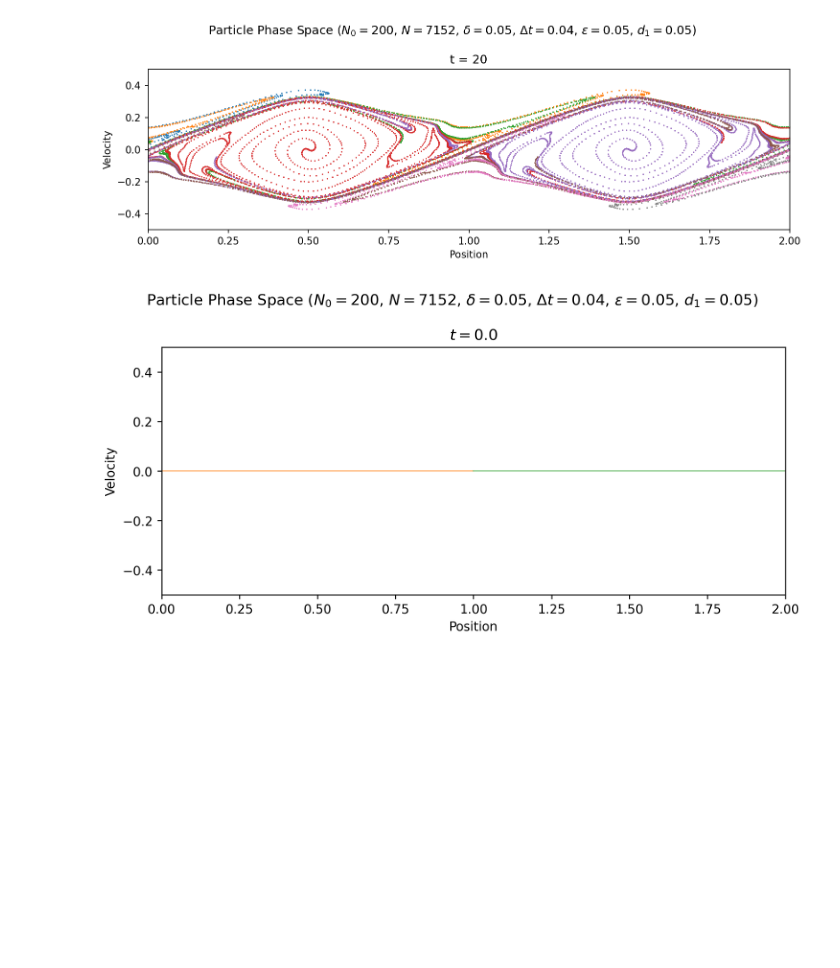
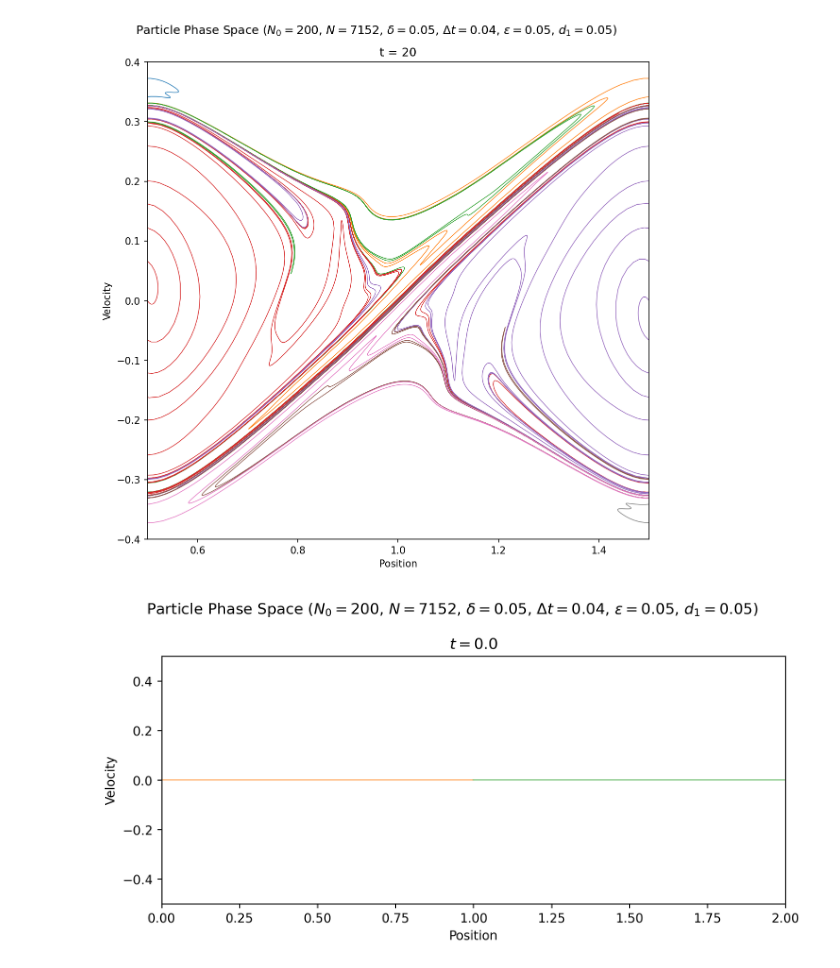
Before and after one commit to horaciomorenom/PlasmaModel, a Jupyter notebook: testing copy.ipynb, the cells around one changed output. Drawn from its saved outputs; the diff is of its cells as text; code cells hidden in the pictures; blank space fills up the shorter version.

```diff
--- a/testing copy.ipynb
+++ b/testing copy.ipynb
@@ -17,7 +17,7 @@ with open("plasmaN200D0.05dt0.04d10.05.pickle", 'rb') as file:
     driver = pickle.load(file)
 # %%
 driver.N0=200
-driver.plot_particles((20,), periods=2, markers_on=False, lines_off=True, bigplot=True)
+driver.plot_particles((20,), periods=2, midzoom=True, markers_on=False)
 # %% [output]
-[figure, old version]
+[figure, new version]
 # %%
```
Also changed, not shown: parts of 1 cell of this notebook, 2 other files.
